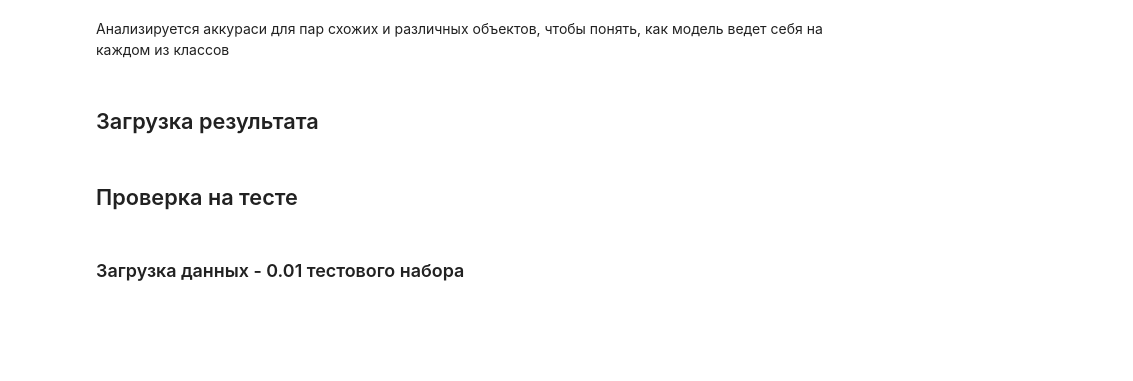
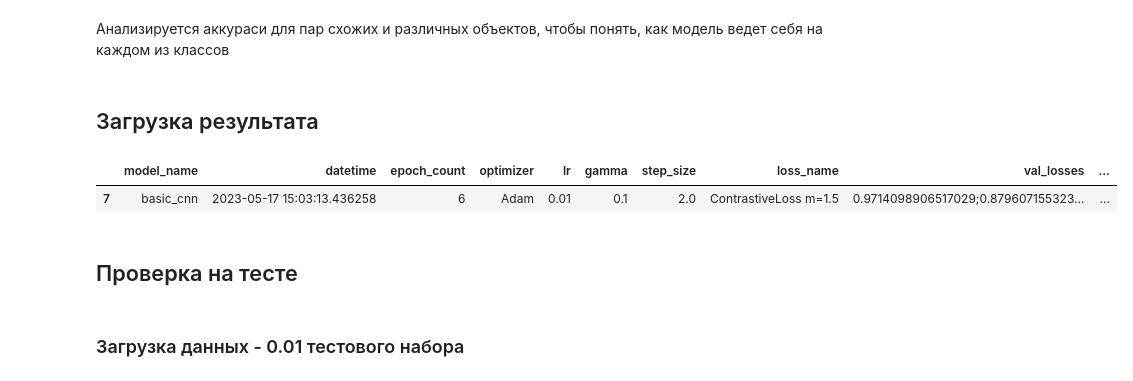
Before and after one commit to BlackKingWhitePawn/reidentification, a Jupyter notebook: classes_accuracy.ipynb, the cells around one changed output. Drawn from its saved outputs; the diff is of its cells as text; code cells hidden in the pictures; blank space fills up the shorter version.

```diff
--- a/classes_accuracy.ipynb
+++ b/classes_accuracy.ipynb
@@ -20,3 +54,8 @@ model = get_model(best)
+# %%
+best
+# %% [output]
+|  | model_name | datetime | epoch_count | optimizer | lr | gamma | step_size | loss_name | val_losses | ... |
+| 7 | basic_cnn | 2023-05-17 15:03:13.436258 | 6 | Adam | 0.01 | 0.1 | 2.0 | ContrastiveLoss m=1.5 | 0.9714098906517029;0.879607155323... | ... |
 # %% [markdown]
 ## Проверка на тесте
 # %% [markdown]
```
Also changed, not shown: parts of 21 cells of this notebook, 5 other files.
